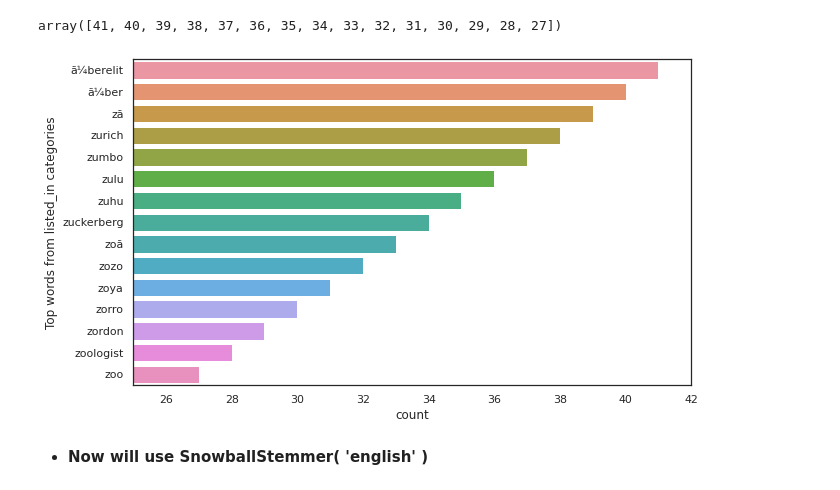
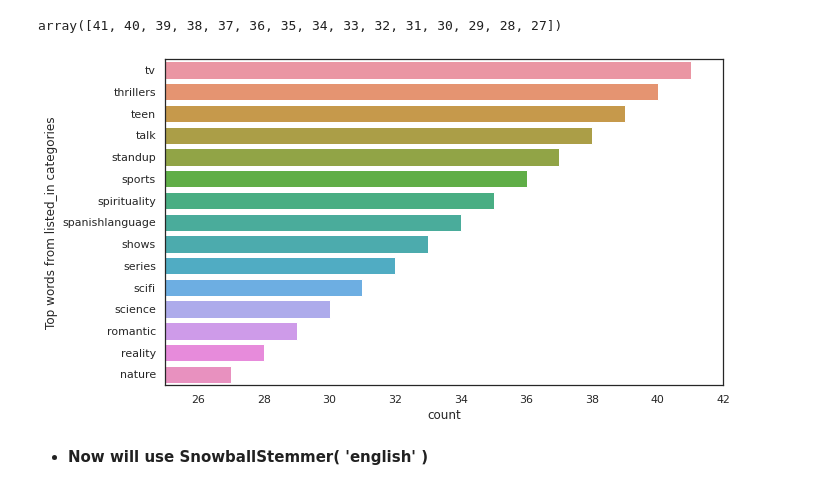
Before and after one commit to kanika214/kanika214-NETFLIX-MOVIES-AND-TV-SHOWS-CLUSTERING, a Jupyter notebook: NETFLIX_MOVIES_AND_TV_SHOWS_CLUSTERING_kanika_raj.ipynb, the cells around one changed output. Drawn from its saved outputs; the diff is of its cells as text; code cells hidden in the pictures.

```diff
--- a/NETFLIX_MOVIES_AND_TV_SHOWS_CLUSTERING_kanika_raj.ipynb
+++ b/NETFLIX_MOVIES_AND_TV_SHOWS_CLUSTERING_kanika_raj.ipynb
@@ -1689,13 +1690,13 @@ array([41, 40, 39, 38, 37, 36, 35, 34, 33, 32, 31, 30, 29, 28, 27])
 # %%
 #bar plot for top 15 words from listed_in
 plt.figure( figsize = ( 10,6 ))
-sns.barplot(top15_most_occurred_words_in_listed_in_count, top15_most_occurred_words)
+sns.barplot(top15_most_occurred_words_in_listed_in_count, top15_most_ocurred_words_listed_in)
 plt.xlim(25,42)
 plt.xlabel("count")
 plt.ylabel("Top words from listed_in categories")
 plt.show()
 # %% [output]
-[figure, old version]
+[figure, new version]
 # %% [markdown]
 * **Now will use SnowballStemmer( 'english' )**
 # %%
```
Also changed, not shown: parts of 14 cells of this notebook.
